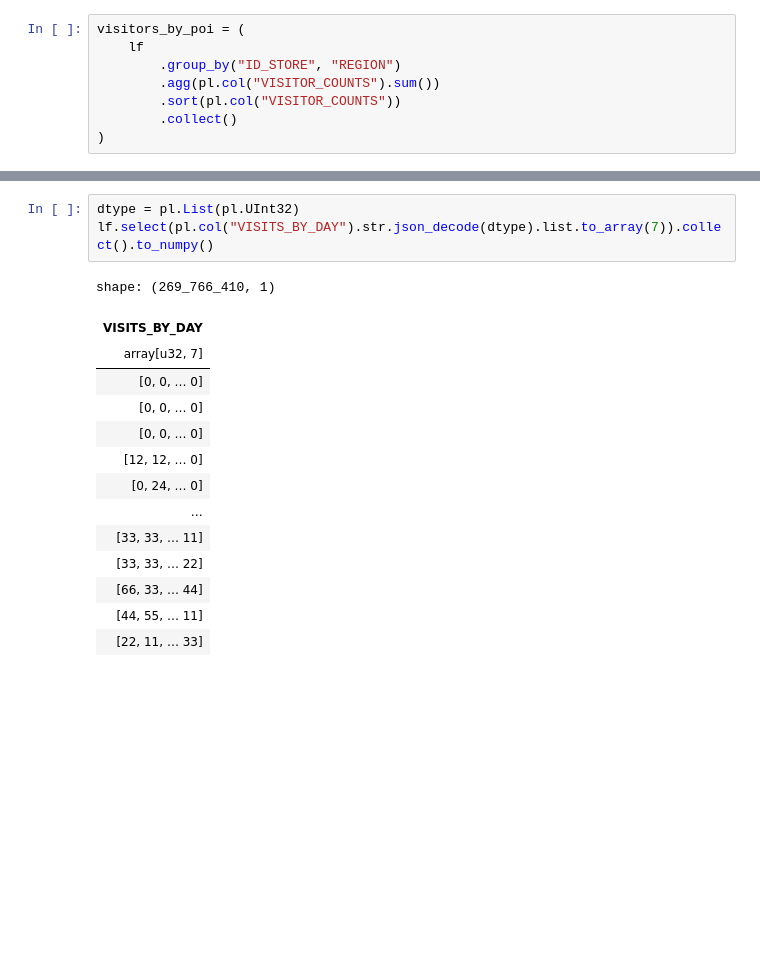
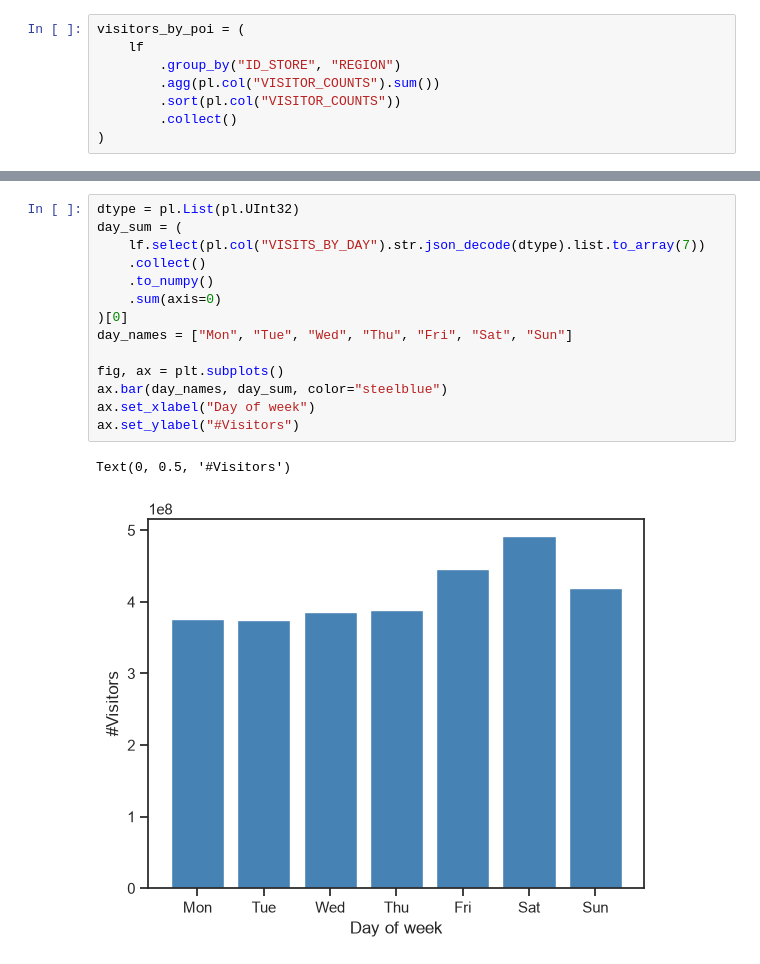
Before and after one commit to marcus-friis/weekly-patterns-plus-exploration, a Jupyter notebook: notebooks/parquet-test.ipynb, the cells around one changed output, grey strips where cells are left out. Saved outputs shown, nothing was run; the diff lists cells and outputs as text; blank space fills up the shorter version.

```diff
--- a/notebooks/parquet-test.ipynb
+++ b/notebooks/parquet-test.ipynb
@@ -131,18 +107,17 @@ ax.legend()
-# %%
-dtype = pl.List(pl.UInt32)
-lf.select(pl.col("VISITS_BY_DAY").str.json_decode(dtype).list.to_array(7)).collect().to_numpy()
-# %% [output]
-shape: (269_766_410, 1)
-| VISITS_BY_DAY |
-| array[u32, 7] |
-| [0, 0, … 0] |
-| [0, 0, … 0] |
-| [0, 0, … 0] |
-| [12, 12, … 0] |
-| [0, 24, … 0] |
-| … |
-| [33, 33, … 11] |
-| [33, 33, … 22] |
-| [66, 33, … 44] |
-| [44, 55, … 11] |
-| [22, 11, … 33] |
+# %%
+dtype = pl.List(pl.UInt32)
+day_sum = (
+    lf.select(pl.col("VISITS_BY_DAY").str.json_decode(dtype).list.to_array(7))
+    .collect()
+    .to_numpy()
+    .sum(axis=0)
+)[0]
+day_names = ["Mon", "Tue", "Wed", "Thu", "Fri", "Sat", "Sun"]
+
+fig, ax = plt.subplots()
+ax.bar(day_names, day_sum, color="steelblue")
+ax.set_xlabel("Day of week")
+ax.set_ylabel("#Visitors")
+# %% [output]
+Text(0, 0.5, '#Visitors')
+[figure, added]
```
Also changed, not shown: parts of 8 cells of this notebook.
